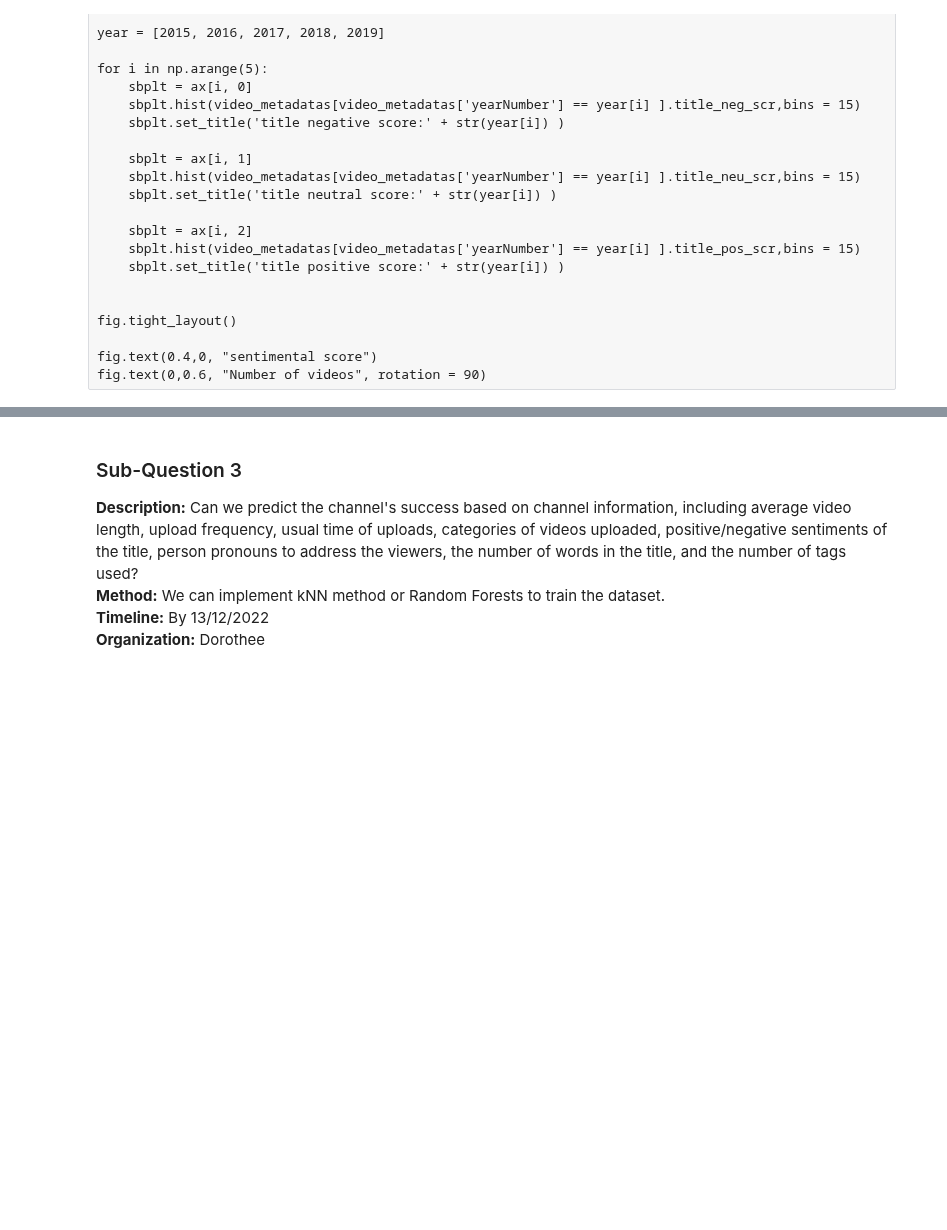
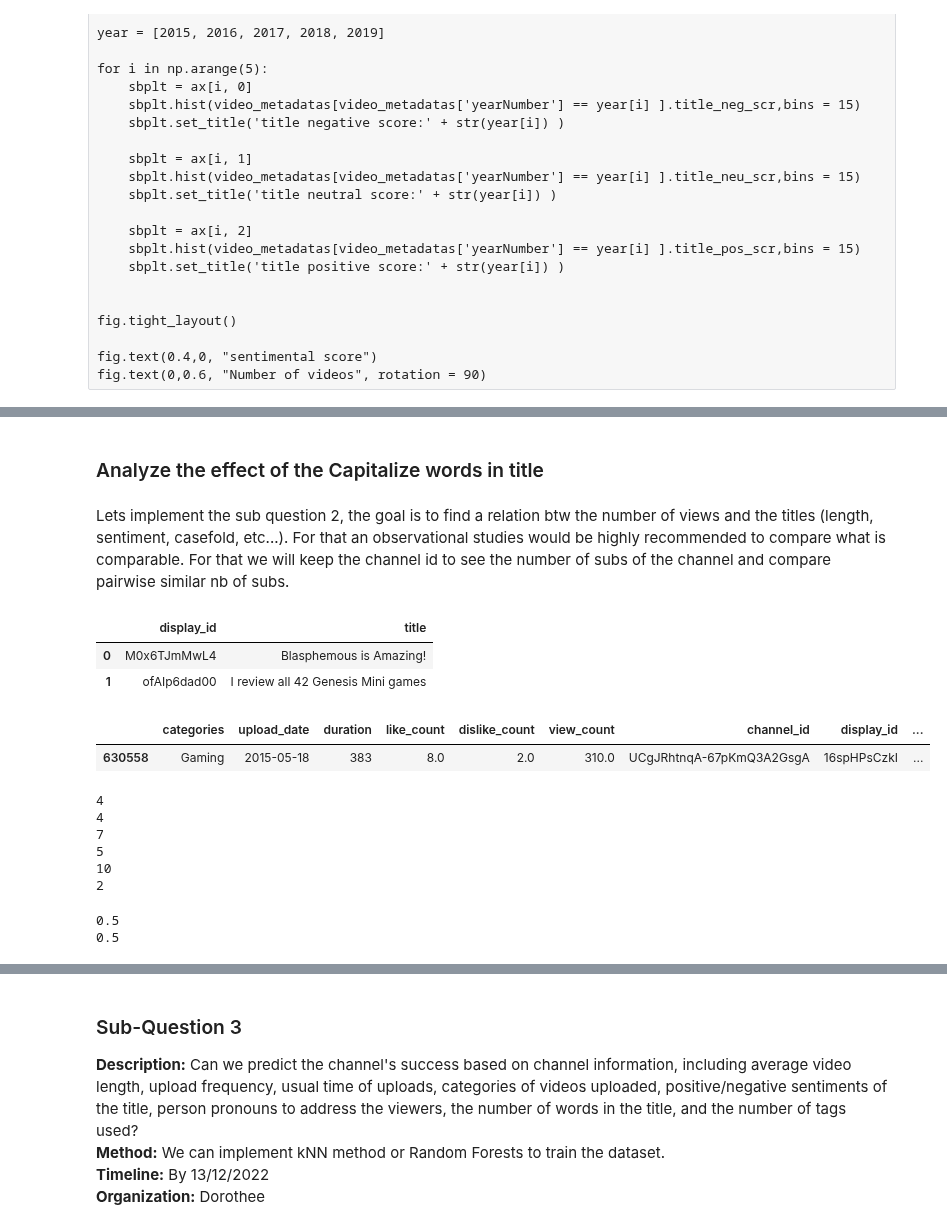
Before and after one commit to epfl-ada/ada-2022-project-adaptation, a Jupyter notebook: MS3_Analysis.ipynb, the cells around one changed output, grey strips where cells are left out. Cells and saved outputs as stored; diff of their text form; code cells hidden in the pictures; blank space fills up the shorter version.

```diff
--- a/MS3_Analysis.ipynb
+++ b/MS3_Analysis.ipynb
@@ -538,0 +498,13 @@ Text(0, 0.6, 'Number of videos')
+# %% [markdown]
+### Analyze the effect of the Capitalize words in title
+# %% [markdown]
+Lets implement the sub question 2, the goal is to find a relation btw the number of views and the titles (length, sentiment, casefold, etc...). For that an observational studies would be highly recommended to compare what is comparable. For that we will keep the channel id to see the number of subs of the channel and compare pairwise similar nb of subs.
+# %%
+titles_metadatas = pd.read_feather("./data/yt_metadata_title_filtered.feather")
+# %%
+titles_metadatas.drop(["index", "categories"], axis=1, inplace=True)
+titles_metadatas.head(2)
+# %% [output]
+|  | display_id | title |
+| 0 | M0x6TJmMwL4 | Blasphemous is Amazing! |
+| 1 | ofAIp6dad00 | I review all 42 Genesis Mini games |
@@ -538,0 +513,5 @@ Text(0, 0.6, 'Number of videos')
+# %%
+metadatas.sample()
+# %% [output]
+|  | categories | upload_date | duration | like_count | dislike_count | view_count | channel_id | display_id | ... |
+| 630558 | Gaming | 2015-05-18 | 383 | 8.0 | 2.0 | 310.0 | UCgJRhtnqA-67pKmQ3A2GsgA | 16spHPsCzkI | ... |
@@ -538,0 +530,15 @@ Text(0, 0.6, 'Number of videos')
+# %%
+# test the function
+print(count_words("Salut     je suis la"))
+print(count_words("Salut,je suis la"))
+print(count_words("#FuckCancer | I'VE GOT SOME GREAT NEWS!"))
+print(count_words("DISNEY CHRISTMAS VLOG! || Zak Longo"))
+print(count_words("Sims 4 - SHOOTING SIMS WITH A GUN - The Sims 4"))
+print(count_words("###ADA#ada##"))
+# %% [output]
+4
+4
+7
+5
+10
+2
@@ -538,0 +549,21 @@ Text(0, 0.6, 'Number of videos')
+# %%
+def get_freq_capital_words(sentence: str):
+    new_x = sentence.replace(",", " ")
+    # change anything that isn’t an alphanumeric character or whitespace, and replaces it with a space
+    new_x = re.sub(r"[^\w\s]", " ", new_x)
+    # Change many consecutive spaces into a single space
+    new_x = re.sub(" +", " ", new_x)
+    # delete begin/end spaces
+    new_x = new_x.strip().split(" ")
+    nb_capital_words = 0
+    for word in new_x:
+        if word.isupper():
+            nb_capital_words += 1
+    return nb_capital_words / len(new_x)
+
+
+print(get_freq_capital_words("Sims 4 - SHOOTING SIMS WITH A GUN - The Sims 4"))
+print(get_freq_capital_words("###ADA###salut|||test&SALUT"))
+# %% [output]
+0.5
+0.5
```
Also changed, not shown: parts of 26 cells of this notebook.
